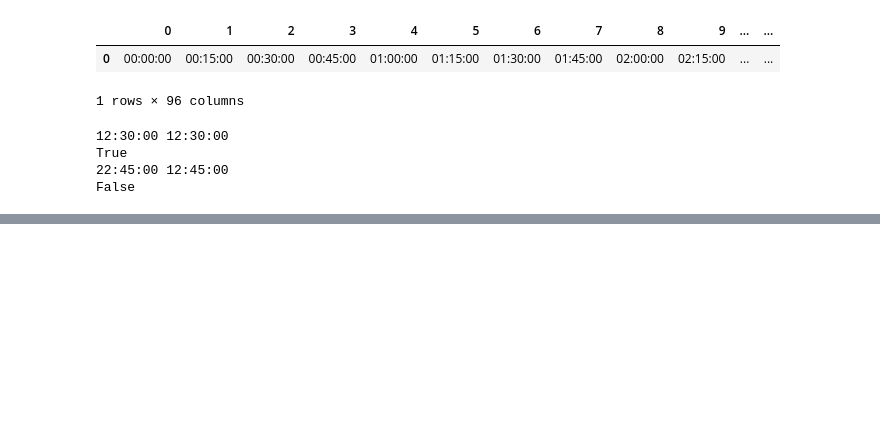
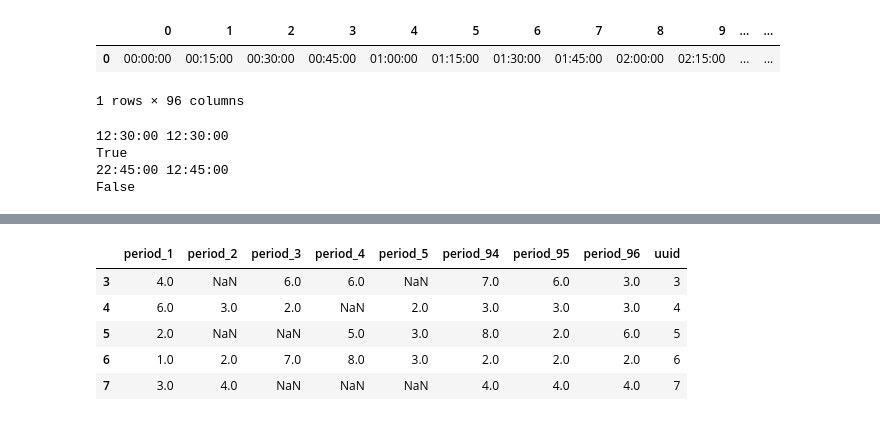
Before and after one commit to titangene/household-electricity, a Jupyter notebook: processing.ipynb, the cells around one changed output, grey strips where cells are left out. Cells and saved outputs as stored; diff of their text form; code cells hidden in the pictures; blank space fills up the shorter version.

```diff
--- a/processing.ipynb
+++ b/processing.ipynb
@@ -361,0 +378,10 @@ for index, row in test_df.iterrows():
+# %%
+aaa = test_df[test_df['period_1'].notnull()]
+aaa[aaa['period_96'].notnull()]
+# %% [output]
+|  | period_1 | period_2 | period_3 | period_4 | period_5 | period_94 | period_95 | period_96 | uuid |
+| 3 | 4.0 | NaN | 6.0 | 6.0 | NaN | 7.0 | 6.0 | 3.0 | 3 |
+| 4 | 6.0 | 3.0 | 2.0 | NaN | 2.0 | 3.0 | 3.0 | 3.0 | 4 |
+| 5 | 2.0 | NaN | NaN | 5.0 | 3.0 | 8.0 | 2.0 | 6.0 | 5 |
+| 6 | 1.0 | 2.0 | 7.0 | 8.0 | 3.0 | 2.0 | 2.0 | 2.0 | 6 |
+| 7 | 3.0 | 4.0 | NaN | NaN | NaN | 4.0 | 4.0 | 4.0 | 7 |
```
Also changed, not shown: parts of 11 cells of this notebook.
